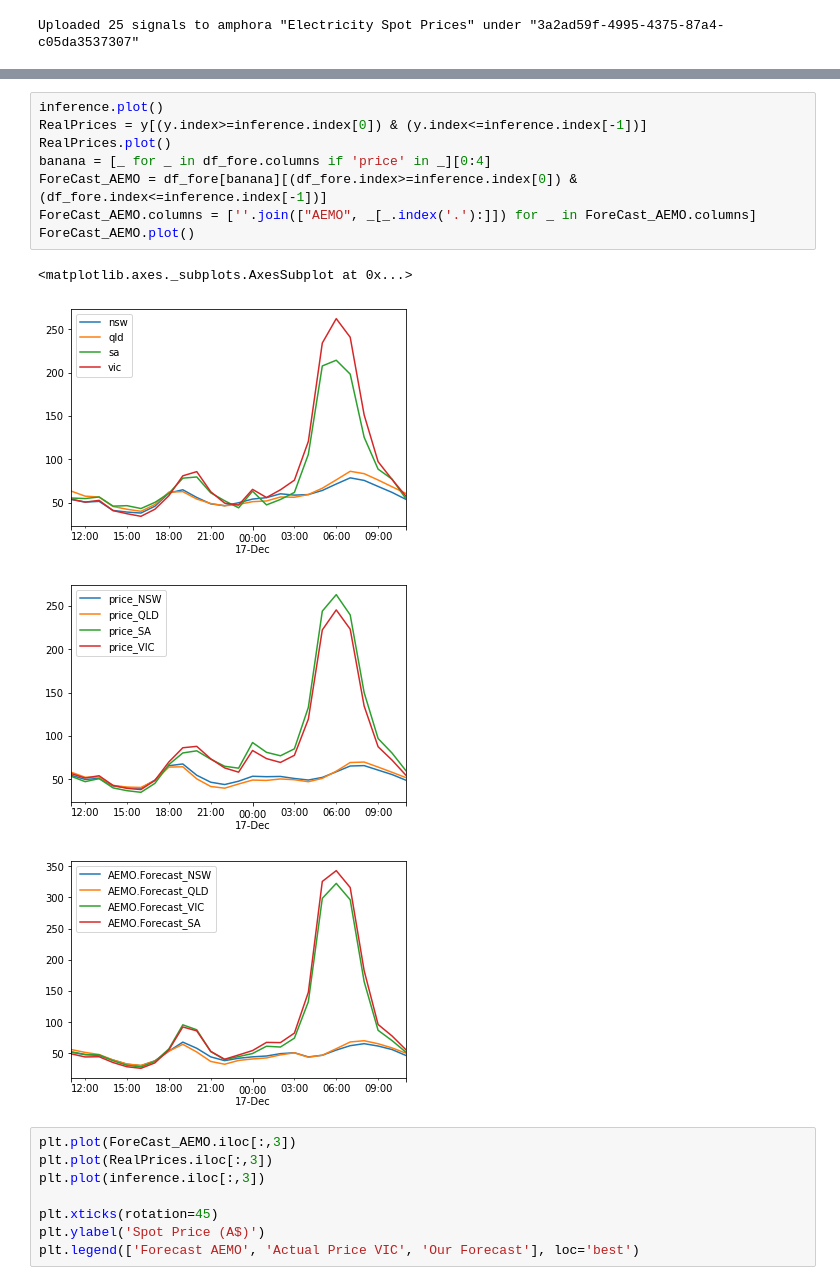
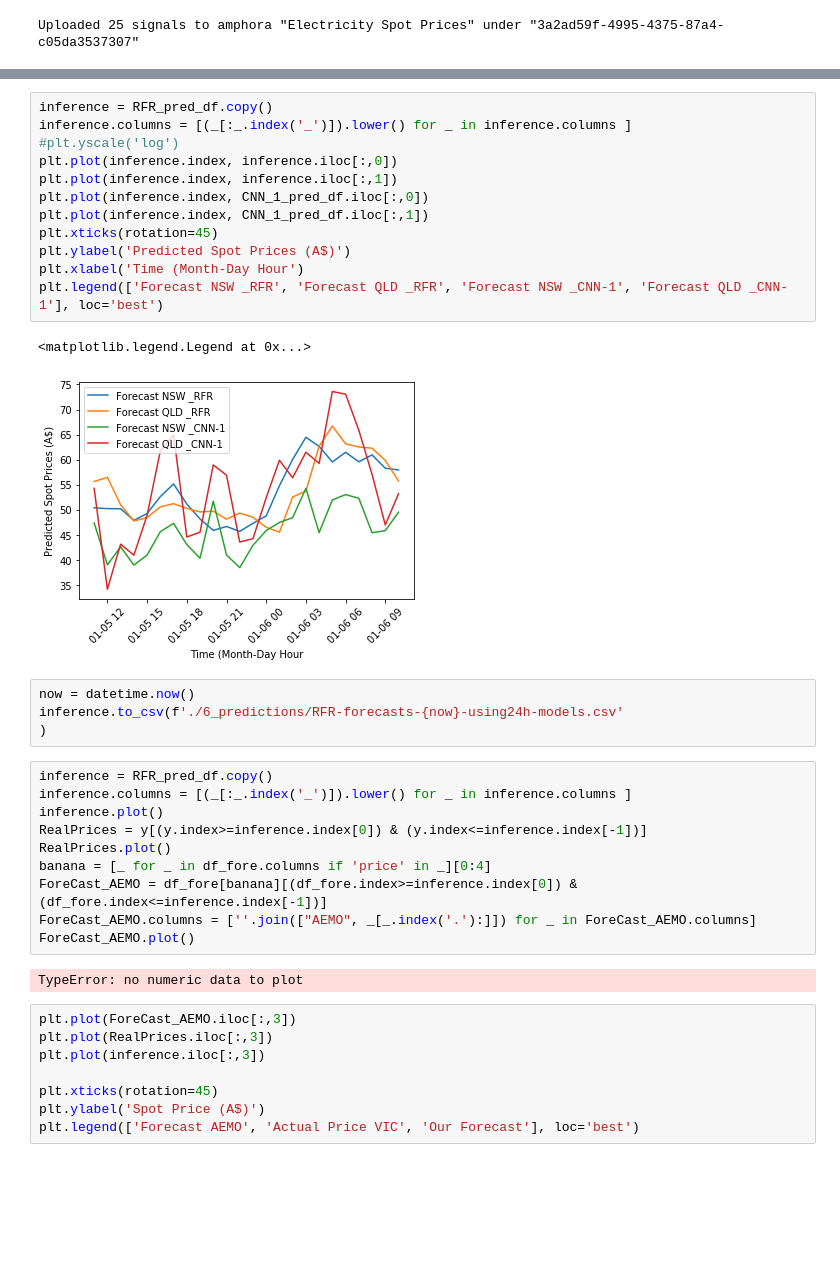
Before and after one commit to xtellurian/amphoradata-ElectricityForecast, a Jupyter notebook: Amphora-ElectricityPrice_Production.ipynb, the cells around one changed output, grey strips where cells are left out. Saved outputs shown, nothing was run; the diff lists cells and outputs as text; blank space fills up the shorter version.

```diff
--- a/Amphora-ElectricityPrice_Production.ipynb
+++ b/Amphora-ElectricityPrice_Production.ipynb
@@ -606,4 +629,25 @@ Uploaded 25 signals to amphora "Electricity Spot Prices" under "3a2ad59f-4995-43
+# %%
+inference = RFR_pred_df.copy()
+inference.columns = [(_[:_.index('_')]).lower() for _ in inference.columns ]
+#plt.yscale('log')
+plt.plot(inference.index, inference.iloc[:,0])
+plt.plot(inference.index, inference.iloc[:,1])
+plt.plot(inference.index, CNN_1_pred_df.iloc[:,0])
+plt.plot(inference.index, CNN_1_pred_df.iloc[:,1])
+plt.xticks(rotation=45)
+plt.ylabel('Predicted Spot Prices (A$)')
+plt.xlabel('Time (Month-Day Hour')
+plt.legend(['Forecast NSW _RFR', 'Forecast QLD _RFR', 'Forecast NSW _CNN-1', 'Forecast QLD _CNN-1'], loc='best')
+# %% [output]
+<matplotlib.legend.Legend at 0x...>
+[figure, added]
+# %%
+now = datetime.now()
+inference.to_csv(f'./6_predictions/RFR-forecasts-{now}-using24h-models.csv'
+)
 # %%
+inference = RFR_pred_df.copy()
+inference.columns = [(_[:_.index('_')]).lower() for _ in inference.columns ]
 inference.plot()
 RealPrices = y[(y.index>=inference.index[0]) & (y.index<=inference.index[-1])]
 RealPrices.plot()
@@ -612,10 +656,7 @@ ForeCast_AEMO = df_fore[banana][(df_fore.index>=inference.index[0]) & (df_fore.i
 ForeCast_AEMO.columns = [''.join(["AEMO", _[_.index('.'):]]) for _ in ForeCast_AEMO.columns]
 ForeCast_AEMO.plot()
 # %% [output]
-<matplotlib.axes._subplots.AxesSubplot at 0x...>
+TypeError: no numeric data to plot
-[figure, removed]
-[figure, removed]
-[figure, removed]
 # %%
 plt.plot(ForeCast_AEMO.iloc[:,3])
 plt.plot(RealPrices.iloc[:,3])
```
Also changed, not shown: parts of 14 cells of this notebook, 2 other files.
